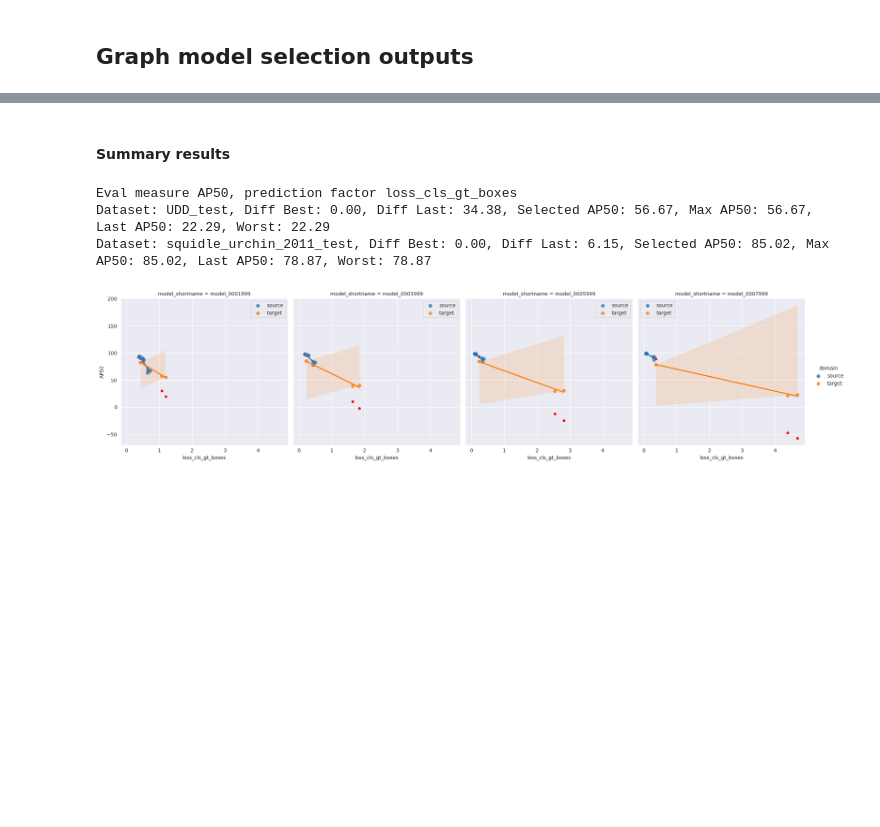
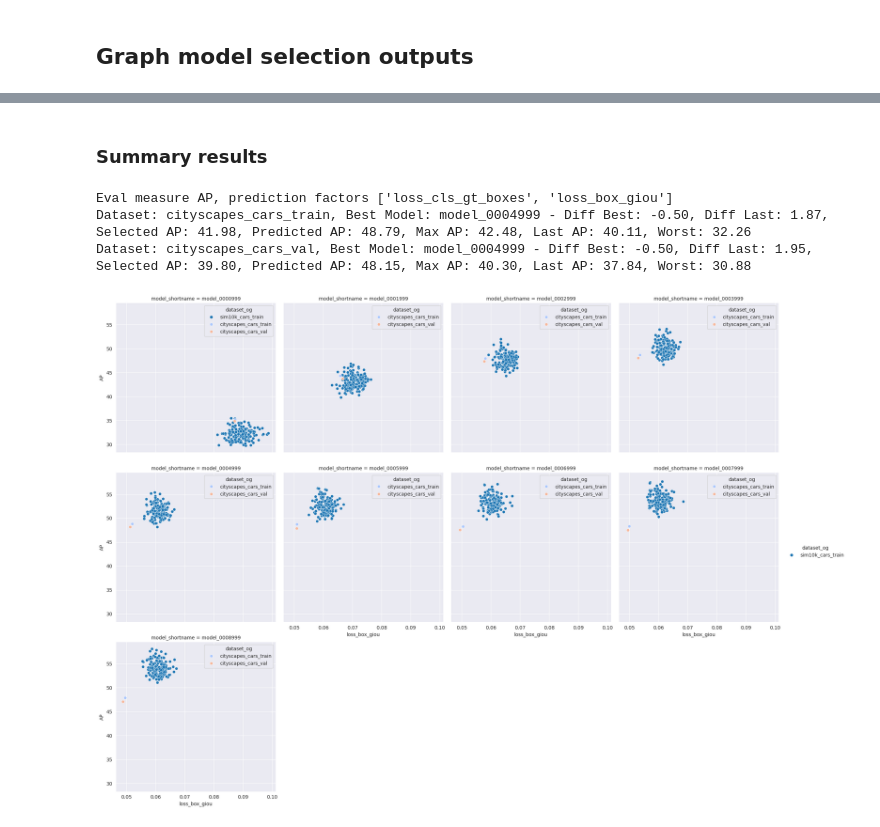
Before and after one commit to hdoi5324/aldi0107, a Jupyter notebook: tools/model_selection.ipynb, the cells around one changed output, grey strips where cells are left out. Saved outputs shown, nothing was run; the diff lists cells and outputs as text; code cells hidden in the pictures; blank space fills up the shorter version.

```diff
--- a/tools/model_selection.ipynb
+++ b/tools/model_selection.ipynb
@@ -68,11 +156,11 @@ Model model_0007999 Dataset squidle_urchin_2011_test--Actual AP50: 78.87, Predic
 # %% [markdown]
-#### Summary results
+### Summary results
 # %%
 tgt_df = df.loc[df['source']==False]
 tgt_df_by_dataset = tgt_df.groupby('dataset_og')
 
 # Iterate through groups
-print(f"Eval measure {eval}, prediction factor {factor}")
+print(f"Eval measure {eval}, prediction factors {factors}")
 for dataset, group_df in tgt_df_by_dataset:
     # Group by other columns and calculate the mean of 'AP'
     dataset_summary_df = group_df.groupby(['model_shortname'], as_index=False)[[eval, eval_calc]].mean()
@@ -85,10 +173,12 @@ for dataset, group_df in tgt_df_by_dataset:
     last_eval = last_eval[[eval]].iloc[0,0]
     best_calc_idx = dataset_summary_df[eval_calc].idxmax()
     best_calc = dataset_summary_df[eval][best_calc_idx]
-    print(f"Dataset: {dataset}, Diff Best: {best_calc-max_eval:.2f}, Diff Last: {best_calc-last_eval:.2f}, Selected {eval}: {best_calc:.2f}, Max {eval}: {max_eval:.2f}, Last {eval}: {last_eval:.2f}, Worst: {min_eval:.2f}")
+    best_model = dataset_summary_df['model_shortname'][best_calc_idx]
+    best_calc_pred = dataset_summary_df[eval_calc][best_calc_idx]
+    print(f"Dataset: {dataset}, Best Model: {best_model} - Diff Best: {best_calc-max_eval:.2f}, Diff Last: {best_calc-last_eval:.2f}, Selected {eval}: {best_calc:.2f}, Predicted {eval}: {best_calc_pred:.2f}, Max {eval}: {max_eval:.2f}, Last {eval}: {last_eval:.2f}, Worst: {min_eval:.2f}")
 # %% [output]
-Eval measure AP50, prediction factor loss_cls_gt_boxes
-Dataset: UDD_test, Diff Best: 0.00, Diff Last: 34.38, Selected AP50: 56.67, Max AP50: 56.67, Last AP50: 22.29, Worst: 22.29
-Dataset: squidle_urchin_2011_test, Diff Best: 0.00, Diff Last: 6.15, Selected AP50: 85.02, Max AP50: 85.02, Last AP50: 78.87, Worst: 78.87
+Eval measure AP, prediction factors ['loss_cls_gt_boxes', 'loss_box_giou']
+Dataset: cityscapes_cars_train, Best Model: model_0004999 - Diff Best: -0.50, Diff Last: 1.87, Selected AP: 41.98, Predicted AP: 48.79, Max AP: 42.48, Last AP: 40.11, Worst: 32.26
+Dataset: cityscapes_cars_val, Best Model: model_0004999 - Diff Best: -0.50, Diff Last: 1.95, Selected AP: 39.80, Predicted AP: 48.15, Max AP: 40.30, Last AP: 37.84, Worst: 30.88
 # %%
 #sns.lmplot(data=df, x=factor, y=eval_calc, hue='domain', col='model_shortname')
@@ -99,22 +189,28 @@ predict_df = df.loc[df['domain']=='target',['domain', eval_calc, factor, 'model_
 predict_df['GT'] = 'No'
 predict_df.columns = results_df.columns
-# %%
-summary_df = pd.concat([results_df, predict_df], ignore_index=True)
-# Create a FacetGrid
-g = sns.lmplot(data=results_df, x=factor, y=eval, hue='domain', col='model_shortname', col_wrap=4)
-
-# Add scatter plot and linear regression line to each facet
-# extract and flatten the axes from the figure
-axes = g.axes.flatten()
-
-# iterate through each axes
-for ax in axes:
-    # extract the region
-    mod_name = ax.get_title().split(' = ')[1]
-
-    # select the data for the region
-    data = predict_df[predict_df.model_shortname.eq(mod_name)]
-    data = data[(data['domain']=='target') & (data['GT'] == 'No')]
-    sns.scatterplot(data=data, x=factor, y=eval, ax=ax, color='red')
-# %% [output]
-[figure, removed]
+# %%
+summary_df = pd.concat([results_df, predict_df], ignore_index=True)
+plot_factor = box_factor
+# Create a FacetGrid
+
+
+# Create a FacetGrid
+data = results_df[results_df['domain']=='source']
+g = sns.relplot(data=data, x=plot_factor, y=eval, hue='dataset_og', col='model_shortname', col_wrap=4)
+
+
+# Add scatter plot and linear regression line to each facet
+# extract and flatten the axes from the figure
+axes = g.axes.flatten()
+
+# iterate through each axes
+for ax in axes:
+    # extract the region
+    mod_name = ax.get_title().split(' = ')[1]
+
+    # select the data for the region
+    data = predict_df[predict_df.model_shortname.eq(mod_name)]
+    data = data[(data['domain']=='target') & (data['GT'] == 'No')]
+    sns.scatterplot(data=data, x=plot_factor, y=eval, ax=ax, hue='dataset_og', palette="coolwarm")
+# %% [output]
+[figure, added]
```
Also changed, not shown: parts of 5 cells of this notebook, 11 other files.
